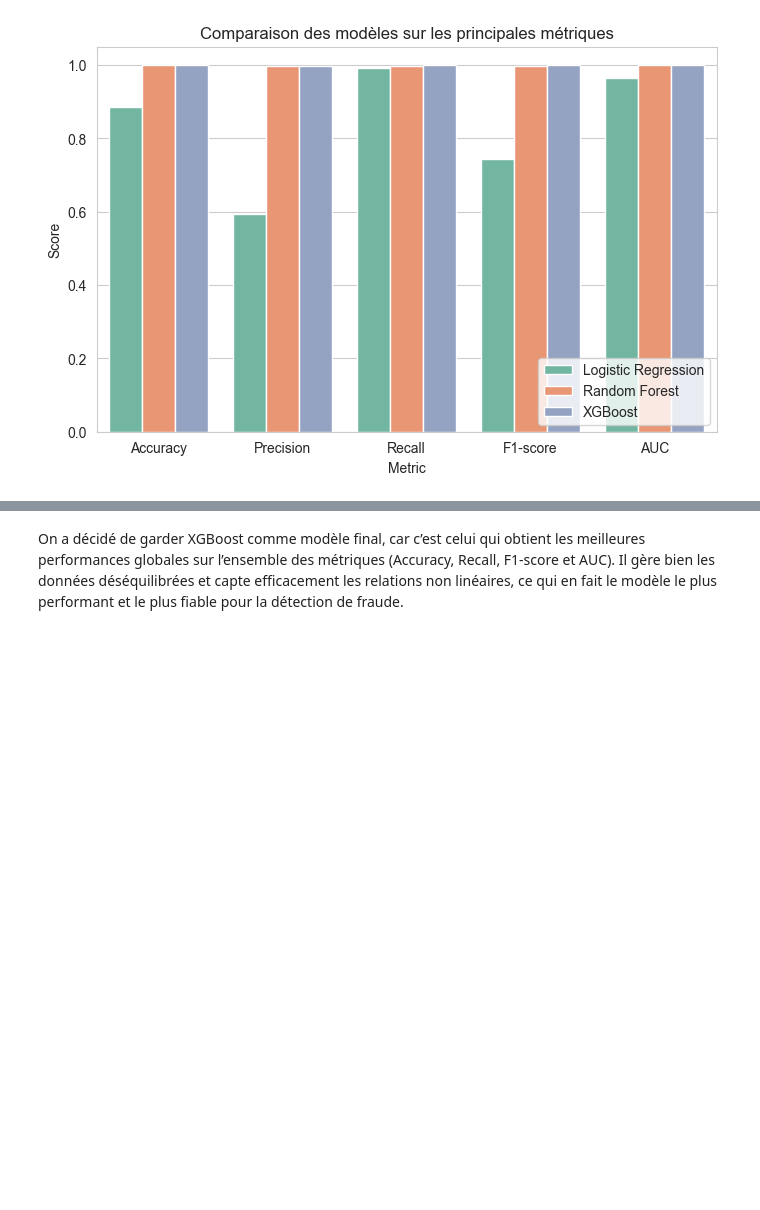
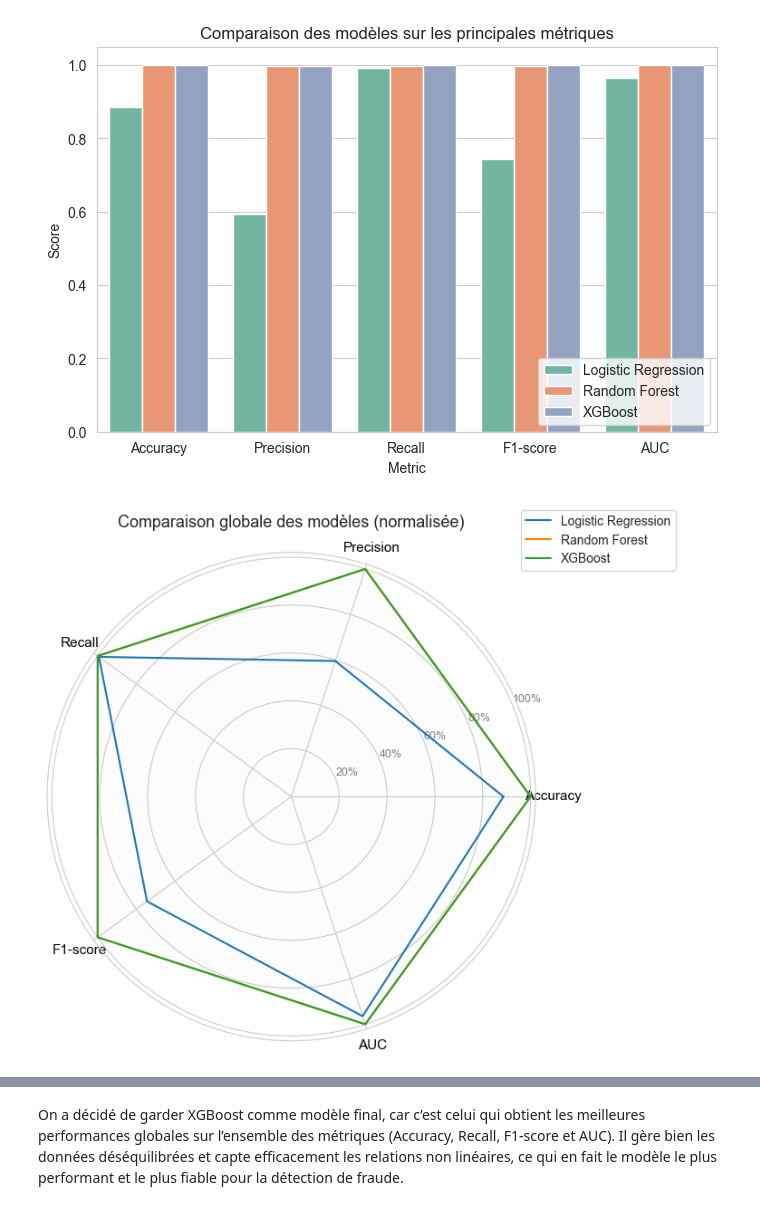
Before and after one commit to Tailroil/hackaton_finance_team2, a Jupyter notebook: notebooks/model_ML.ipynb, the cells around one changed output, grey strips where cells are left out. Cells and saved outputs as stored; diff of their text form; code cells hidden in the pictures; blank space fills up the shorter version.

```diff
--- a/notebooks/model_ML.ipynb
+++ b/notebooks/model_ML.ipynb
@@ -260,3 +259,31 @@ Résumé comparatif des modèles :
 | Random Forest | 0.999483 | 0.998331 | 0.998569 | 0.998450 | 0.999922 |
 | XGBoost | 0.999662 | 0.998689 | 0.999285 | 0.998987 | 0.999985 |
 [figure]
+# %%
+from math import pi
+
+# Normalisation des scores entre 0 et 1
+normalized = results.set_index("Model")[["Accuracy", "Precision", "Recall", "F1-score", "AUC"]]
+normalized = normalized / normalized.max()
+
+# Catégories et angles
+categories = list(normalized.columns)
+N = len(categories)
+angles = [n / float(N) * 2 * pi for n in range(N)]
+angles += angles[:1]
+
+# Radar Chart
+plt.figure(figsize=(7,7))
+for i, (model, row) in enumerate(normalized.iterrows()):
+    values = row.tolist()
+    values += values[:1]
+    plt.polar(angles, values, label=model)
+
+plt.fill(angles, [1]*len(angles), alpha=0.02, color='gray')
+plt.xticks(angles[:-1], categories, color='black', size=11)
+plt.yticks([0.2,0.4,0.6,0.8,1.0], ["20%","40%","60%","80%","100%"], color="grey", size=9)
+plt.title("Comparaison globale des modèles (normalisée)", size=13, pad=20)
+plt.legend(loc='upper right', bbox_to_anchor=(1.3, 1.1))
+plt.show()
+# %% [output]
+[figure, added]
```
Also changed, not shown: parts of 9 cells of this notebook, 2 other files.
